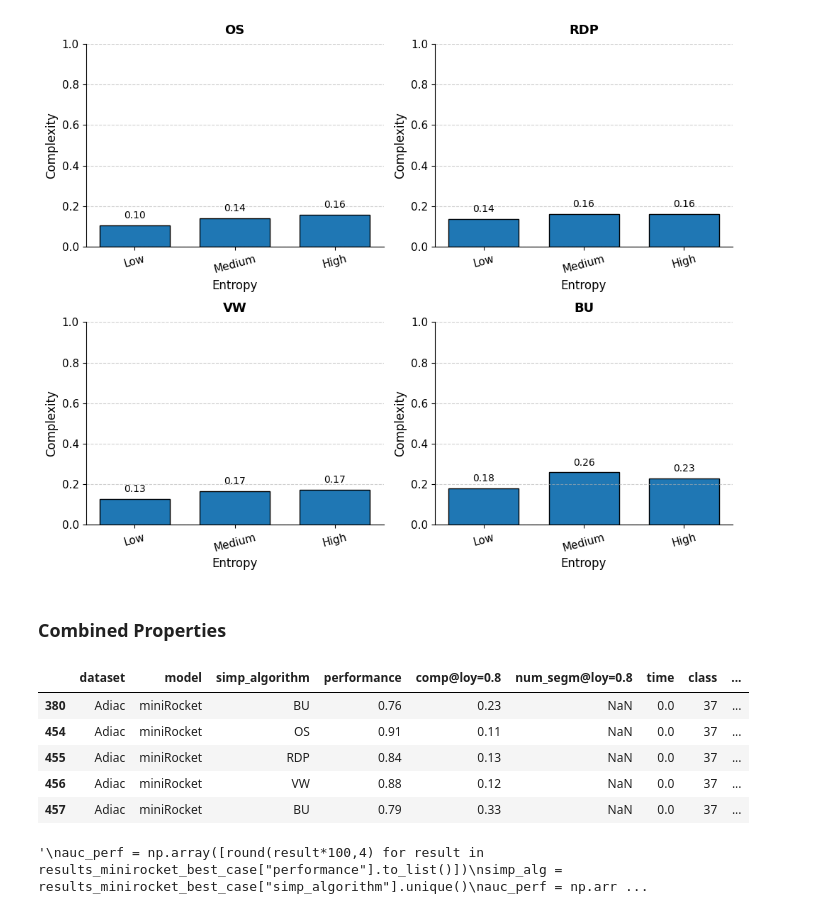
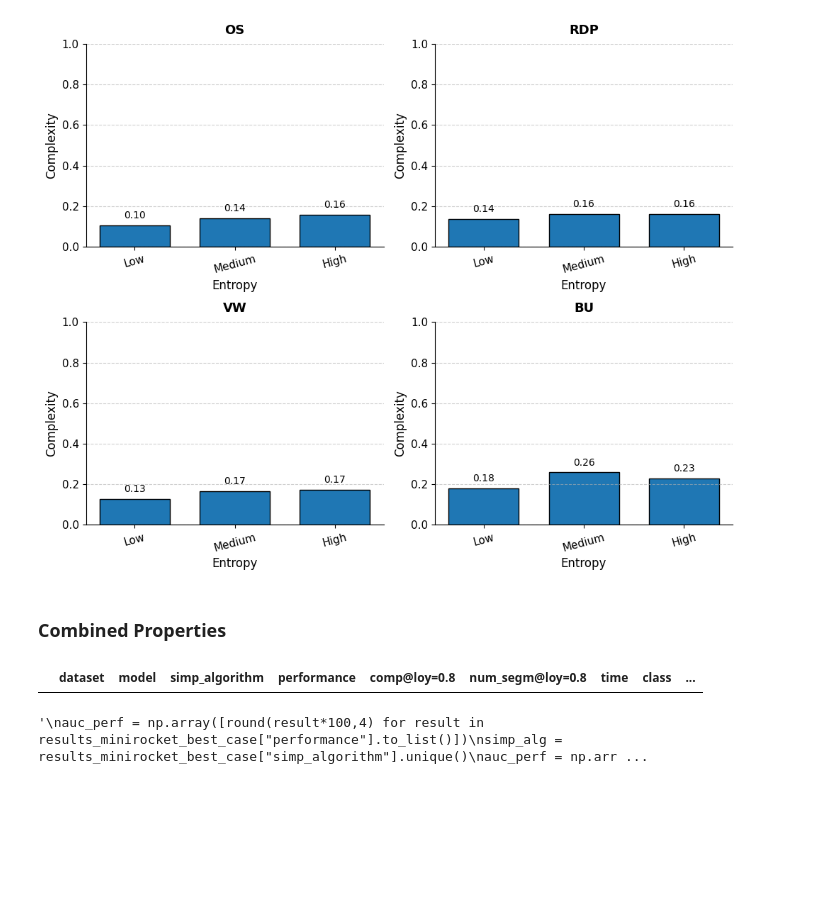
Before and after one commit to femartip/XAI_time_series, a Jupyter notebook: results/global_results.ipynb, the cells around one changed output. Drawn from its saved outputs; the diff is of its cells as text; code cells hidden in the pictures; blank space fills up the shorter version.

Commit message:
Plots and other results for paper + human survey

```diff
--- a/results/global_results.ipynb
+++ b/results/global_results.ipynb
@@ -1327,15 +1352,10 @@ plt.show()
 # %% [markdown]
 ### Combined Properties
 # %%
-results_minirocket_best_case = results_minirocket.query(f"stationary == 'True' & seasonal == True")
+results_minirocket_best_case = results_minirocket.query(f"seasonal == True & stationary == 'Partial'")
 results_minirocket_best_case
 # %% [output]
 |  | dataset | model | simp_algorithm | performance | comp@loy=0.8 | num_segm@loy=0.8 | time | class | ... |
-| 380 | Adiac | miniRocket | BU | 0.76 | 0.23 | NaN | 0.0 | 37 | ... |
-| 454 | Adiac | miniRocket | OS | 0.91 | 0.11 | NaN | 0.0 | 37 | ... |
-| 455 | Adiac | miniRocket | RDP | 0.84 | 0.13 | NaN | 0.0 | 37 | ... |
-| 456 | Adiac | miniRocket | VW | 0.88 | 0.12 | NaN | 0.0 | 37 | ... |
-| 457 | Adiac | miniRocket | BU | 0.79 | 0.33 | NaN | 0.0 | 37 | ... |
 # %%
 """
 auc_perf = np.array([round(result*100,4) for result in results_minirocket_best_case["performance"].to_list()])
```
Also changed, not shown: parts of 17 cells of this notebook, 45 other files.
